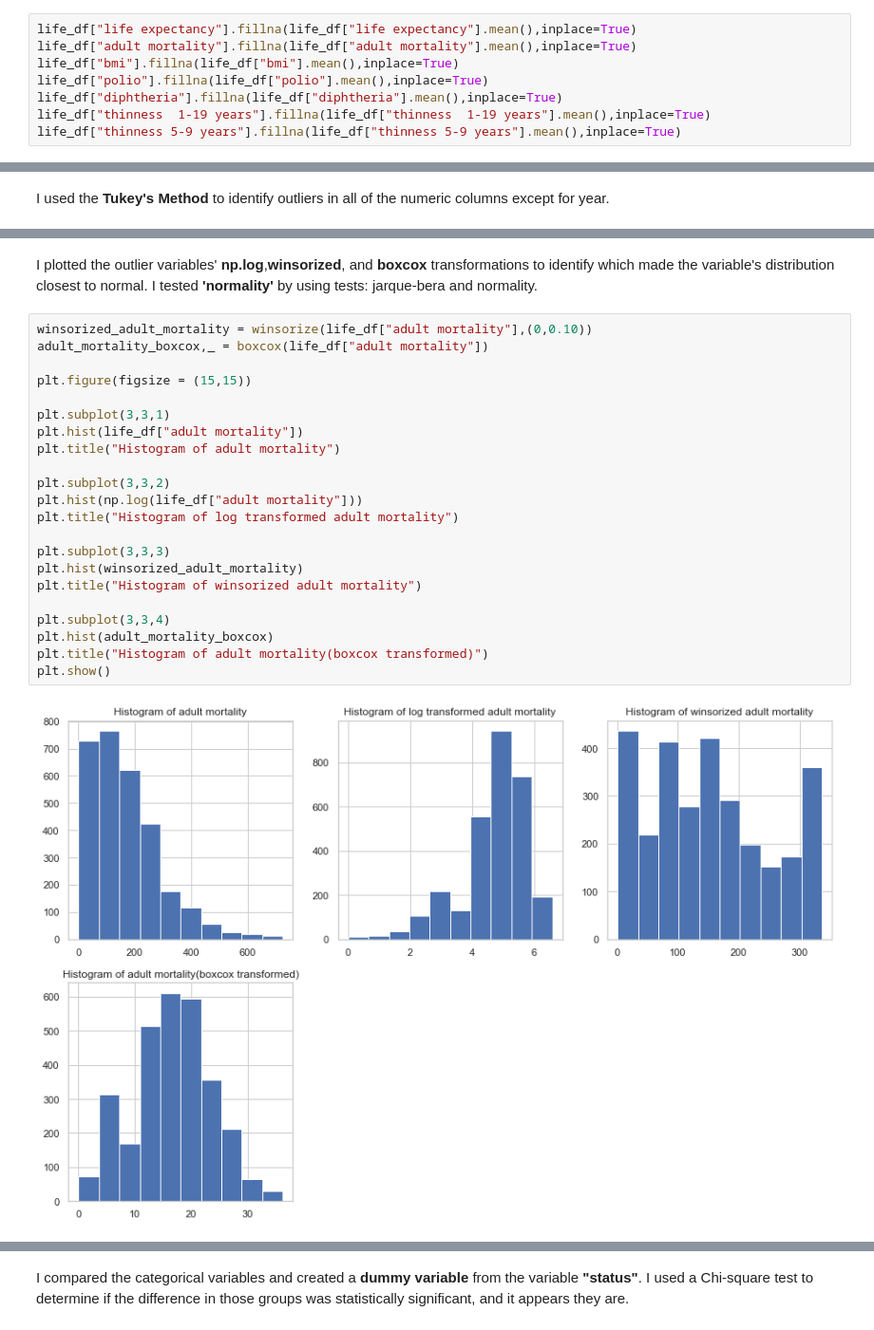
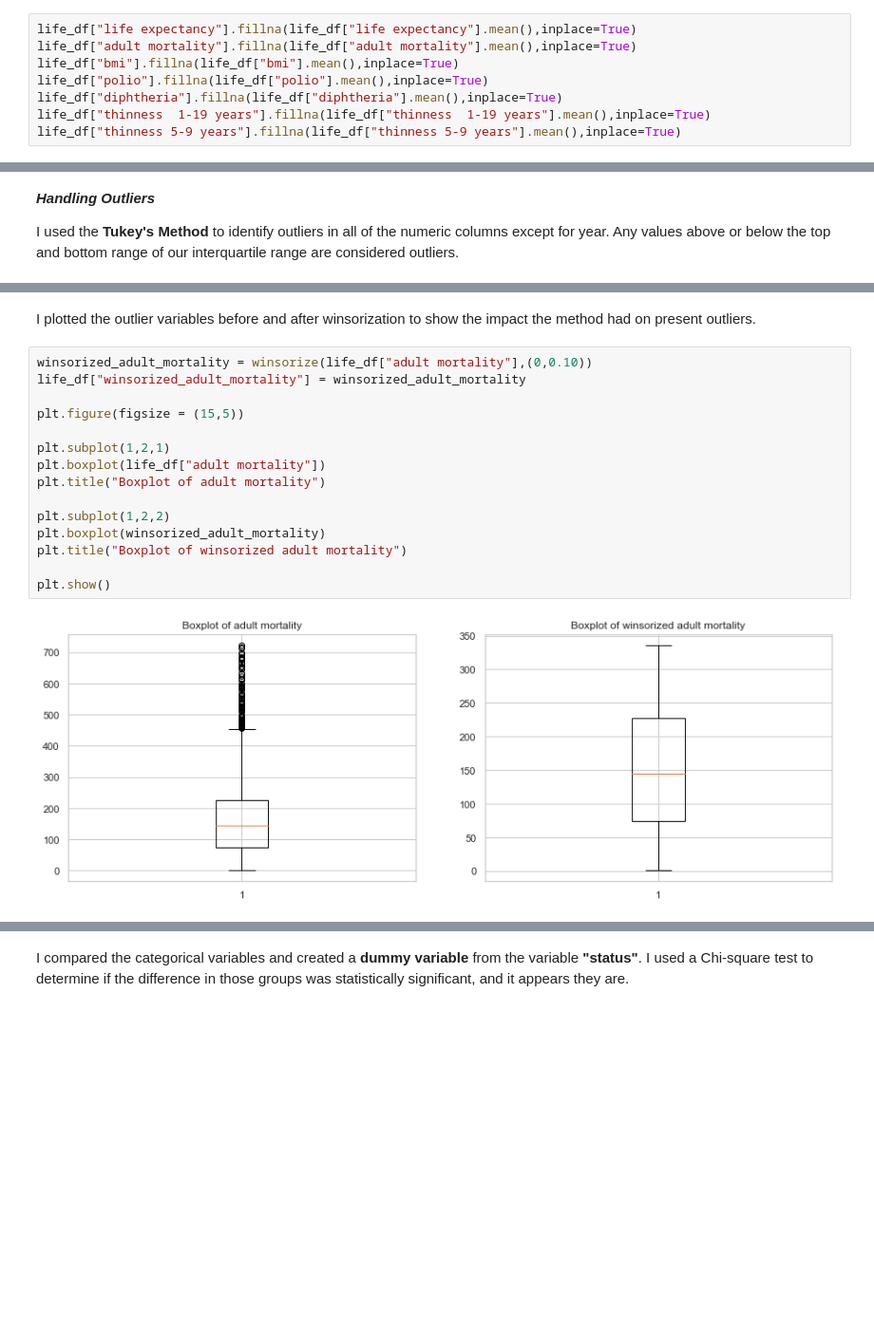
Before and after one commit to rnclay/Thinkful, a Jupyter notebook: Thinkful_Model Preparation_Challenge-checkpoint.ipynb, the cells around one changed output, grey strips where cells are left out. Shown at 95% size. Drawn from its saved outputs; the diff is of its cells as text; blank space fills up the shorter version.

```diff
--- a/Thinkful_Model Preparation_Challenge-checkpoint.ipynb
+++ b/Thinkful_Model Preparation_Challenge-checkpoint.ipynb
@@ -370,5 +362,7 @@ plt.show()
 # %% [markdown]
-I used the **Tukey's Method** to identify outliers in all of the numeric columns except for year.
+***Handling Outliers***
+
+I used the **Tukey's Method** to identify outliers in all of the numeric columns except for year. Any values above or below the top and bottom range of our interquartile range are considered outliers.
 # %%
 q75, q25 = np.percentile(life_df.iloc[:,3:20], [75 ,25])
 iqr = q75 - q25
@@ -403,29 +397,22 @@ The score threshold is: 4.0
 Number of outliers is: 0
 The score threshold is: 4.5
 Number of outliers is: 0
-# %% [markdown]
-I plotted the outlier variables' **np.log**,**winsorized**, and **boxcox** transformations to identify which made the variable's distribution closest to normal. I tested **'normality'** by using tests: jarque-bera and normality.
+# %% [markdown]
+I plotted the outlier variables before and after winsorization to show the impact the method had on present outliers.
 # %%
 winsorized_adult_mortality = winsorize(life_df["adult mortality"],(0,0.10))
-adult_mortality_boxcox,_ = boxcox(life_df["adult mortality"])
+life_df["winsorized_adult_mortality"] = winsorized_adult_mortality
 
-plt.figure(figsize = (15,15))
+plt.figure(figsize = (15,5))
 
-plt.subplot(3,3,1)
-plt.hist(life_df["adult mortality"])
-plt.title("Histogram of adult mortality")
+plt.subplot(1,2,1)
+plt.boxplot(life_df["adult mortality"])
+plt.title("Boxplot of adult mortality")
 
-plt.subplot(3,3,2)
-plt.hist(np.log(life_df["adult mortality"]))
-plt.title("Histogram of log transformed adult mortality")
+plt.subplot(1,2,2)
+plt.boxplot(winsorized_adult_mortality)
+plt.title("Boxplot of winsorized adult mortality")
 
-plt.subplot(3,3,3)
-plt.hist(winsorized_adult_mortality)
-plt.title("Histogram of winsorized adult mortality")
-
-plt.subplot(3,3,4)
-plt.hist(adult_mortality_boxcox)
-plt.title("Histogram of adult mortality(boxcox transformed)")
 plt.show()
 # %% [output]
-[figure, old version]
+[figure, new version]
```
Also changed, not shown: parts of 39 cells of this notebook.
